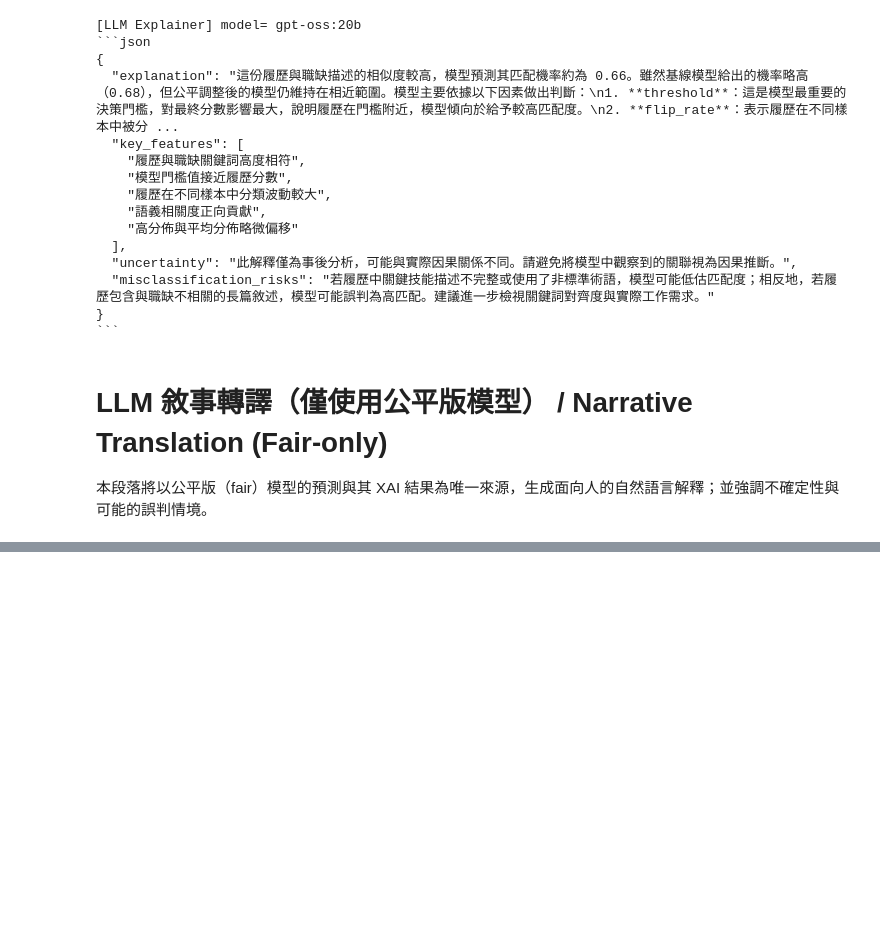
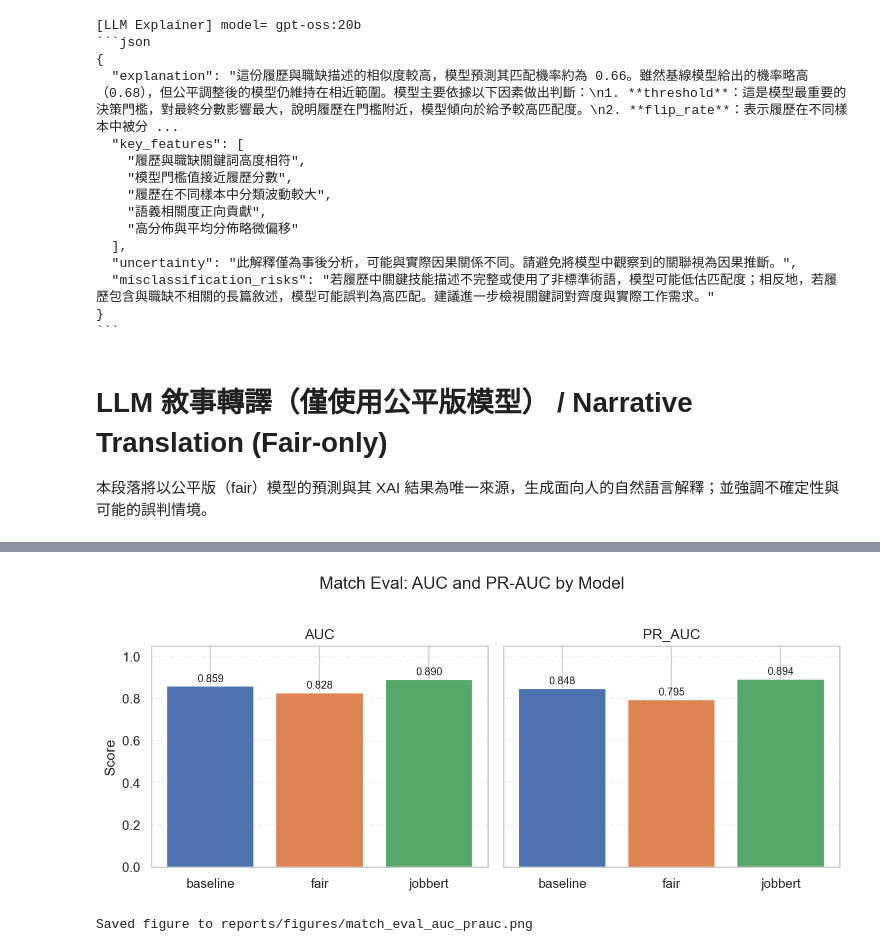
Before and after one commit to Edwarddev0723/bge-lora-fairness-finetuning, a Jupyter notebook: notebooks/05_scoring_and_counterfactual_eval.ipynb, the cells around one changed output, grey strips where cells are left out. Drawn from its saved outputs; the diff is of its cells as text; code cells hidden in the pictures; blank space fills up the shorter version.

```diff
--- a/notebooks/05_scoring_and_counterfactual_eval.ipynb
+++ b/notebooks/05_scoring_and_counterfactual_eval.ipynb
@@ -1964,0 +2291,49 @@ def llm_posthoc_explain_with_text(
+# %%
+# Plot AUC / PR-AUC for baseline (blue), fair (orange), jobbert (green)
+import pandas as pd
+import numpy as np
+from pathlib import Path
+import matplotlib.pyplot as plt
+
+# Prefer in-memory metrics_df; otherwise read saved CSV
+try:
+    df_plot = metrics_df.copy()
+except NameError:
+    df_plot = pd.read_csv(Path('reports/metrics')/'match_eval_global_metrics.csv')
+
+# Enforce model order and color mapping (Seaborn deep palette-like)
+order = ['baseline','fair','jobbert']
+# Colors selected to match example: blue, orange, green
+colors = {
+    'baseline':'#4C72B0',  # seaborn blue
+    'fair':'#DD8452',      # seaborn orange
+    'jobbert':'#55A868'    # seaborn green
+}
+
+df_plot['model'] = df_plot['model'].str.lower()
+df_plot = df_plot.set_index('model').loc[order].reset_index()
+
+# Two-panel bar chart: left AUC, right PR-AUC
+fig, axes = plt.subplots(1, 2, figsize=(9, 3.8), dpi=160, sharey=True)
+for i, metric in enumerate(['AUC','PR_AUC']):
+    ax = axes[i]
+    vals = df_plot[metric].values
+    ax.bar(order, vals, color=[colors[m] for m in order])
+    ax.set_title(metric)
+    ax.set_ylim(0, 1.05)
+    ax.grid(axis='y', linestyle='--', alpha=0.3)
+    for j, v in enumerate(vals):
+        ax.text(j, v + 0.01, f'{v:.3f}', ha='center', va='bottom', fontsize=9)
+axes[0].set_ylabel('Score')
+fig.suptitle('Match Eval: AUC and PR-AUC by Model', y=1.02)
+plt.tight_layout()
+
+# Save and show
+out_dir = Path('reports/figures'); out_dir.mkdir(parents=True, exist_ok=True)
+out_path = out_dir / 'match_eval_auc_prauc.png'
+plt.savefig(out_path)
+plt.show()
+print('Saved figure to', out_path)
+# %% [output]
+[figure, added]
+Saved figure to reports/figures/match_eval_auc_prauc.png
```
Also changed, not shown: parts of 4 cells of this notebook, 16 other files.
